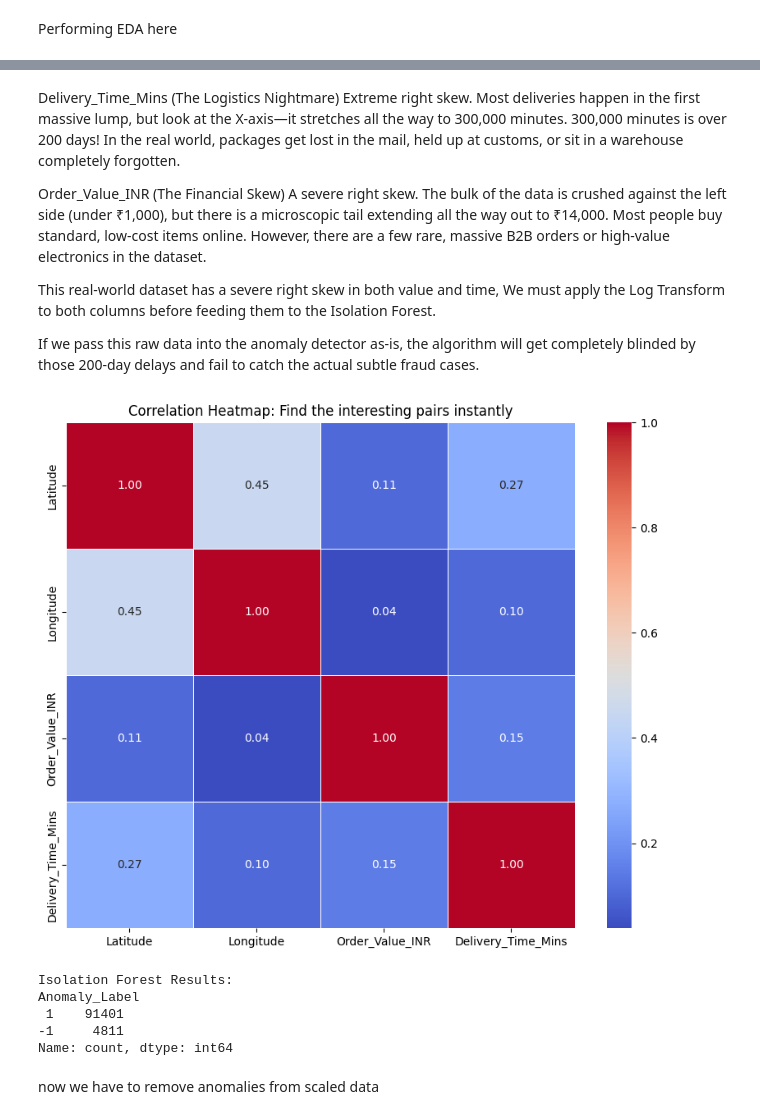
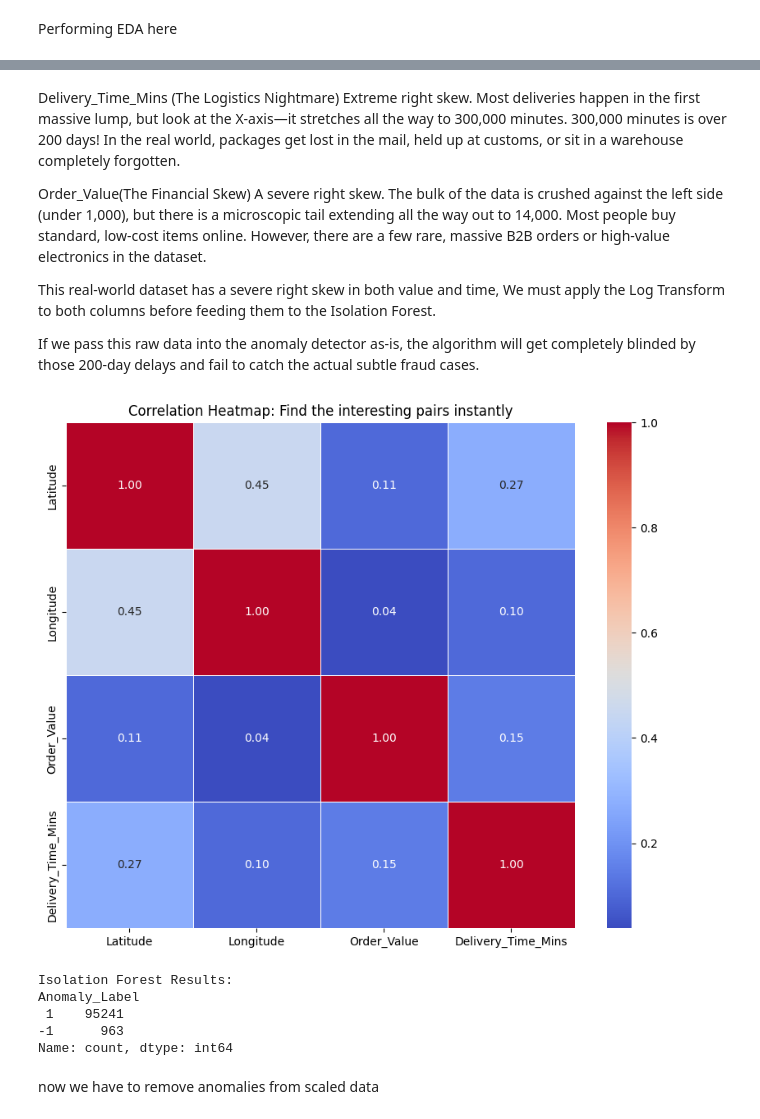
Before and after one commit to yashprateek1712/RouteIQ, a Jupyter notebook: notebook/eda.ipynb, the cells around one changed output, grey strips where cells are left out. Drawn from its saved outputs; the diff is of its cells as text; code cells hidden in the pictures.

```diff
--- a/notebook/eda.ipynb
+++ b/notebook/eda.ipynb
@@ -74,25 +74,25 @@ Delivery_Time_Mins (The Logistics Nightmare)
 Extreme right skew. Most deliveries happen in the first massive lump, but look at the X-axis—it stretches all the way to 300,000 minutes.
 300,000 minutes is over 200 days! In the real world, packages get lost in the mail, held up at customs, or sit in a warehouse completely forgotten.
 
-Order_Value_INR (The Financial Skew)
- A severe right skew. The bulk of the data is crushed against the left side (under ₹1,000), but there is a microscopic tail extending all the way out to ₹14,000.
+Order_Value(The Financial Skew)
+ A severe right skew. The bulk of the data is crushed against the left side (under 1,000), but there is a microscopic tail extending all the way out to 14,000.
  Most people buy standard, low-cost items online. However, there are a few rare, massive B2B orders or high-value electronics in the dataset.
 
  This real-world dataset has a severe right skew in both value and time, We must apply the Log Transform to both columns before feeding them to the Isolation Forest.
 
  If we pass this raw data into the anomaly detector as-is, the algorithm will get completely blinded by those 200-day delays and fail to catch the actual subtle fraud cases.
 # %%
-df["Order_Value_INR"]=np.log1p(df["Order_Value_INR"])
+df["Order_Value"]=np.log1p(df["Order_Value"])
 df["Delivery_Time_Mins"]=np.log1p(df["Delivery_Time_Mins"])
 # %%
 plt.figure(figsize=(10, 8))
 
-correlation_matrix = df[['Latitude', 'Longitude', 'Order_Value_INR', 'Delivery_Time_Mins']].corr()
+correlation_matrix = df[['Latitude', 'Longitude', 'Order_Value', 'Delivery_Time_Mins']].corr()
 sns.heatmap(correlation_matrix, annot=True, cmap='coolwarm', fmt=".2f", linewidths=0.5)
 plt.title('Correlation Heatmap: Find the interesting pairs instantly')
 plt.show()
 # %% [output]
-[figure, old version]
+[figure, new version]
 # %%
 from sklearn.preprocessing import StandardScaler
 scaler=StandardScaler()
@@ -102,7 +102,7 @@ scaled_data=scaler.fit_transform(df)
 from sklearn.ensemble import IsolationForest
 from sklearn.cluster import DBSCAN
 # %%
-iso_fores=IsolationForest(contamination=0.05,random_state=42)
+iso_fores=IsolationForest(contamination=0.01,random_state=42)
 anomaly_labels=iso_fores.fit_predict(scaled_data)
 df['Anomaly_Label'] = anomaly_labels
 print("Isolation Forest Results:")
@@ -110,8 +110,8 @@ print(df['Anomaly_Label'].value_counts())
 # %% [output]
 Isolation Forest Results:
 Anomaly_Label
- 1    91401
--1     4811
+ 1    95241
+-1      963
 Name: count, dtype: int64
 # %% [markdown]
 now we have to remove anomalies from scaled data
```
Also changed, not shown: parts of 13 cells of this notebook, 13 other files.
